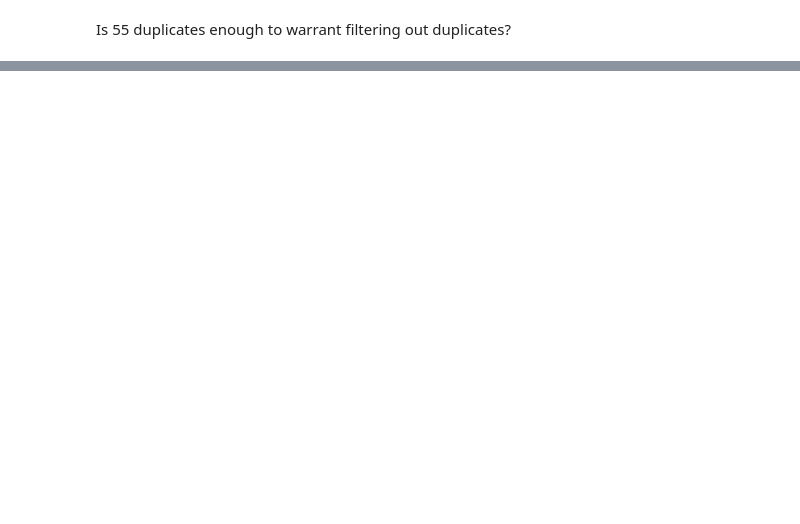
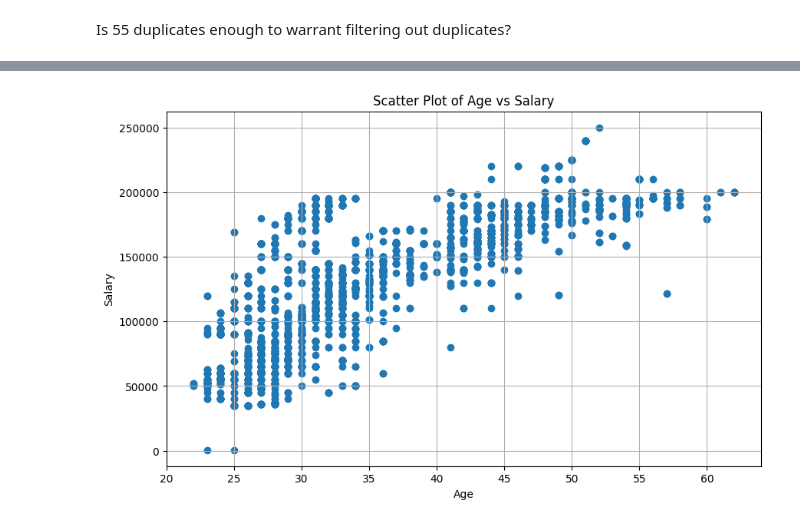
Before and after one commit to JackVacek/AI4ALL, a Jupyter notebook: Preprocessing.ipynb, the cells around one changed output, grey strips where cells are left out. Saved outputs shown, nothing was run; the diff lists cells and outputs as text; code cells hidden in the pictures; blank space fills up the shorter version.

```diff
--- a/Preprocessing.ipynb
+++ b/Preprocessing.ipynb
@@ -382,0 +421,11 @@ Number of rows after removing duplicates 896
+# %%
+# Using Matplotlib
+plt.figure(figsize=(10, 6))
+plt.scatter(filtered_df['Age'], filtered_df['Salary'])
+plt.title('Scatter Plot of Age vs Salary')
+plt.xlabel('Age')
+plt.ylabel('Salary')
+plt.grid(True)
+plt.show()
+# %% [output]
+[figure, added]
```
Also changed, not shown: parts of 13 cells of this notebook.
